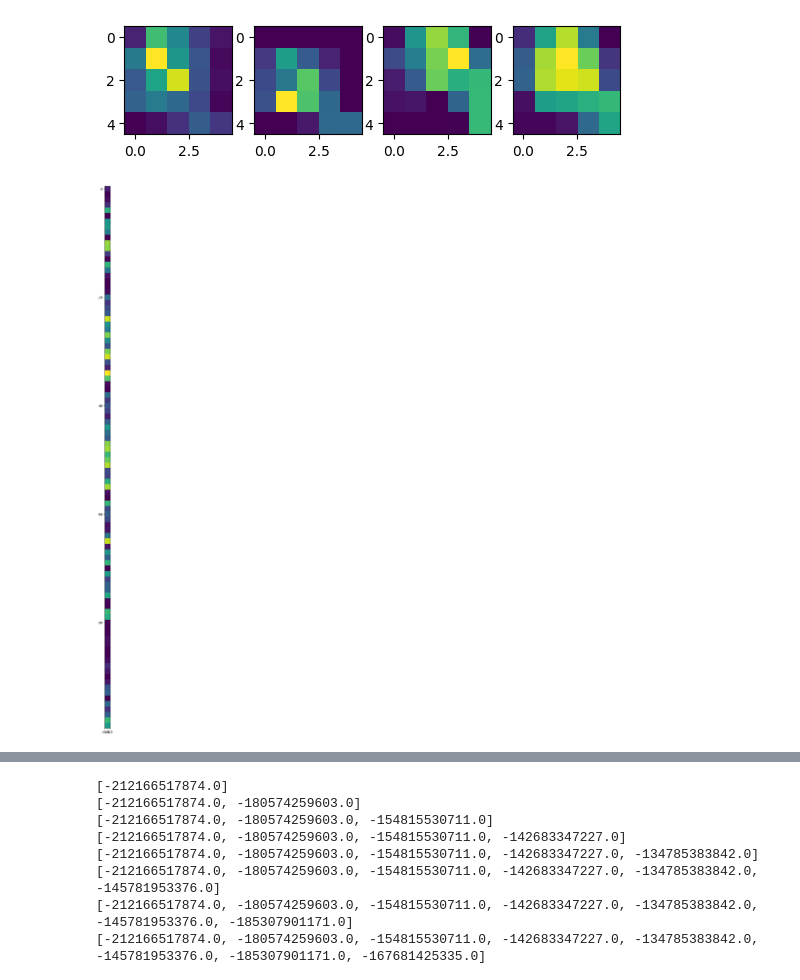
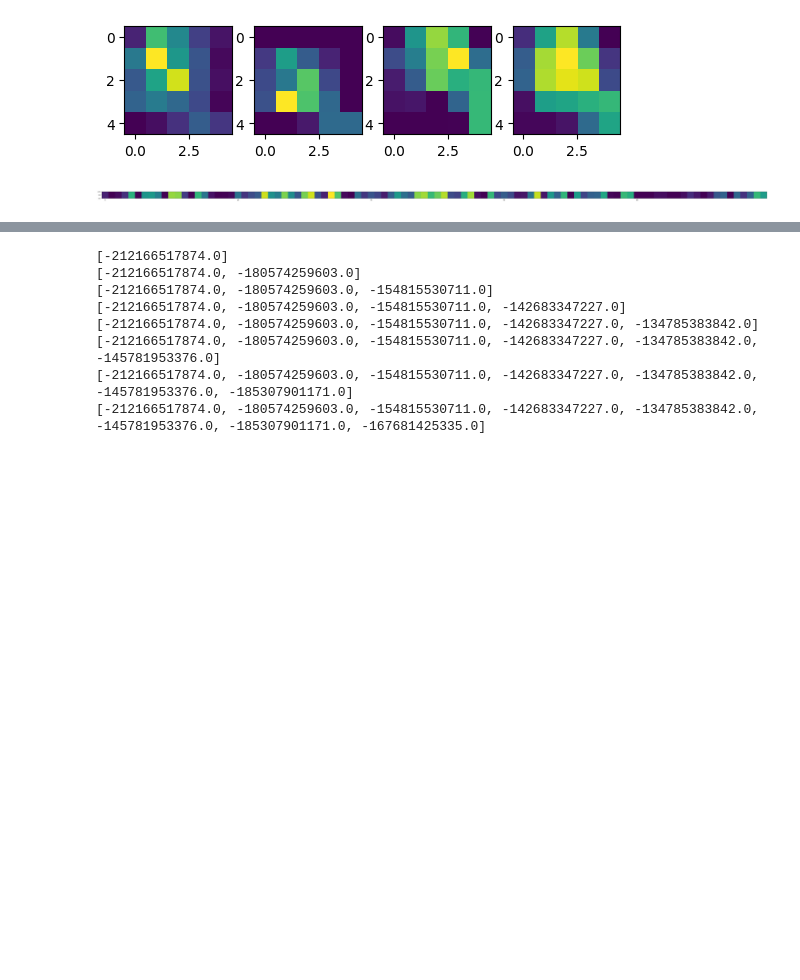
Before and after one commit to valmyr/ConvNetVerilog, a Jupyter notebook: Image.ipynb, the cells around one changed output, grey strips where cells are left out. Cells and saved outputs as stored; diff of their text form; code cells hidden in the pictures; blank space fills up the shorter version.

Commit message:
adicionando imagens

```diff
--- a/Image.ipynb
+++ b/Image.ipynb
@@ -124,0 +116,12 @@ def import_img2(path_file,fator=1):
+# %%
+def import_img3(path_file,fator=1,string='fig.png',transpor=0):
+    out2 = path_file
+    m2=[]
+    k2 = out2.readlines()
+    for i in k2:
+        m2.append(list(map(concat2,i.split())))
+    m2 = list(np.array(m2).T)
+    plt.imshow(m2,cmap ='viridis')
+    plt.imsave(string,m2,cmap='viridis')
+    if(transpor):
+        return m2.T
@@ -452,8 +468,21 @@ import_img2(path_file=open('simulation/maxpoolingF4.txt'));
 # %% [output]
 [figure]
+# %%
+def import_img3(path_file,fator=1,string='fig.png',transpor=0):
+    out2 = path_file
+    m2=[]
+    k2 = out2.readlines()
+    for i in k2:
+        m2.append(list(map(concat2,i.split()))[0])
+    # m2 = list(np.array(m2).T)
+    # print(m2)
+    plt.imshow(np.array(m2).T,cmap ='viridis')
+    plt.imsave(string,np.array(m2).T,cmap='viridis')
+    if(transpor):
+        return m2
 # %%
-plt.figure(figsize=(40,30))
-import_img2(path_file=open('simulation/flatten.txt'));
+plt.figure(figsize=(80,40))
+import_img3(path_file=open('simulation/flatten.txt'),fator=1,string='images/flatten_layer5.png');
 # %% [output]
-[figure, old version]
+[figure, new version]
 # %%
```
Also changed, not shown: parts of 15 cells of this notebook, 19 other files.
